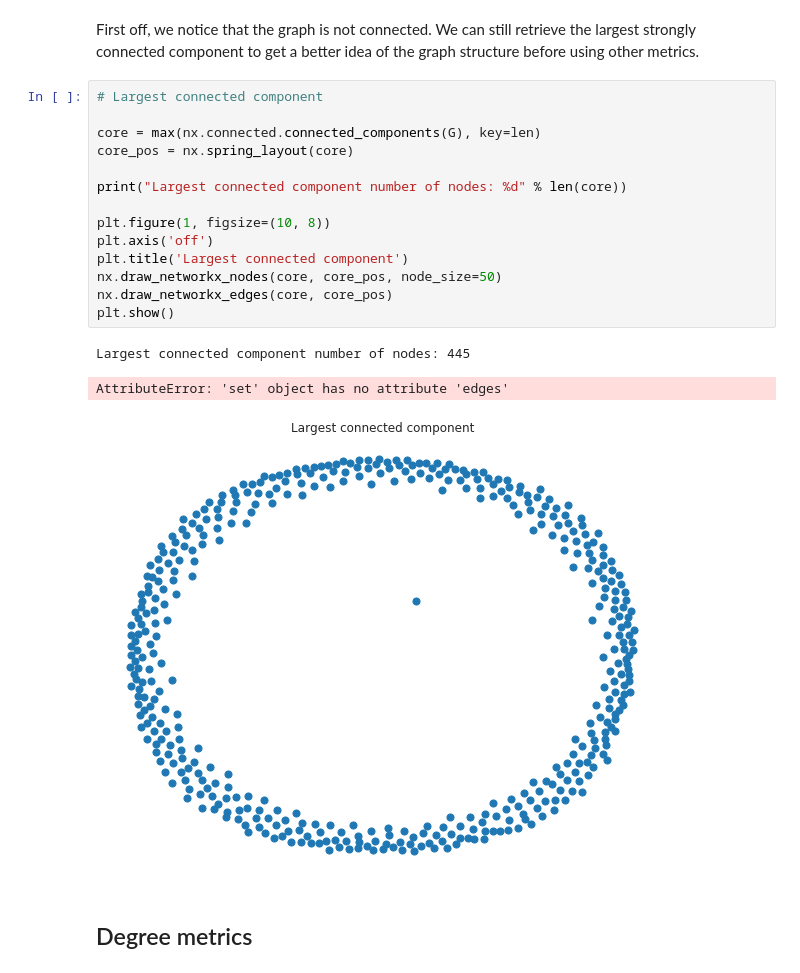
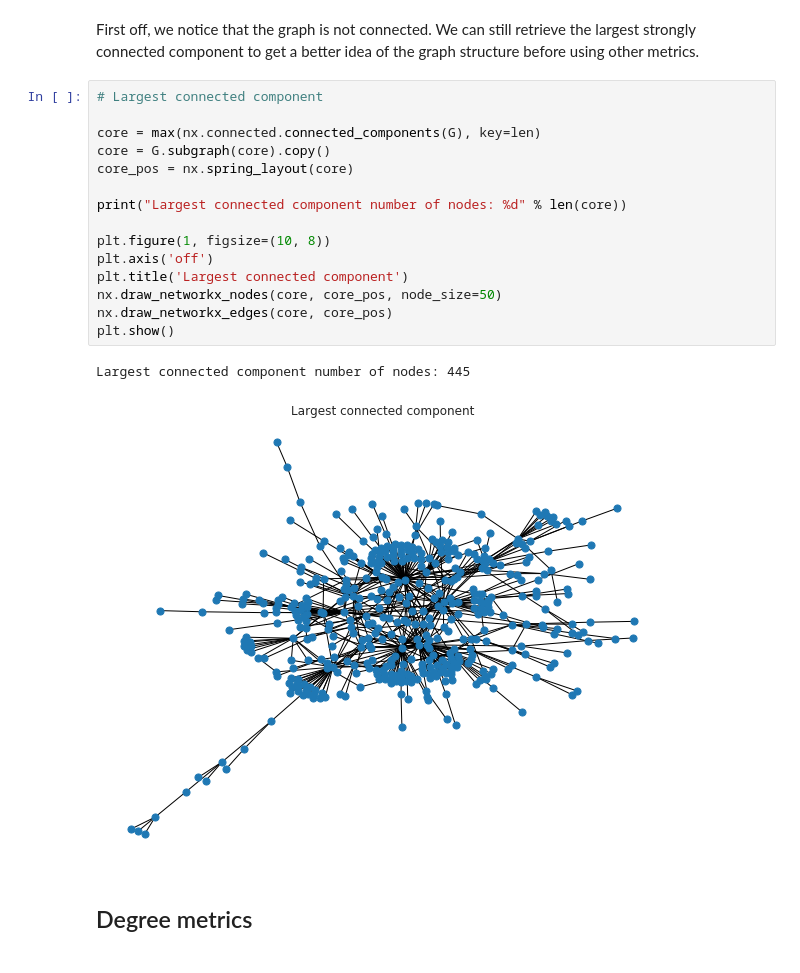
Before and after one commit to azouaoui-cv/SubredditsGraph, a Jupyter notebook: Graph_Theory_Notebook.ipynb, the cells around one changed output. Cells and saved outputs as stored; diff of their text form.

```diff
--- a/Graph_Theory_Notebook.ipynb
+++ b/Graph_Theory_Notebook.ipynb
@@ -181,21 +201,21 @@ First off, we notice that the graph is not connected. We can still retrieve the
 # %%
 # Largest connected component
 
 core = max(nx.connected.connected_components(G), key=len)
+core = G.subgraph(core).copy()
 core_pos = nx.spring_layout(core)
 
 print("Largest connected component number of nodes: %d" % len(core))
 
 plt.figure(1, figsize=(10, 8))
 plt.axis('off')
 plt.title('Largest connected component')
 nx.draw_networkx_nodes(core, core_pos, node_size=50)
 nx.draw_networkx_edges(core, core_pos)
 plt.show()
 # %% [output]
 Largest connected component number of nodes: 445
-AttributeError: 'set' object has no attribute 'edges'
-[figure, old version]
+[figure, new version]
 # %% [markdown]
 ## Degree metrics
 # %%
```
Also changed, not shown: parts of 11 cells of this notebook, 2 other files.
